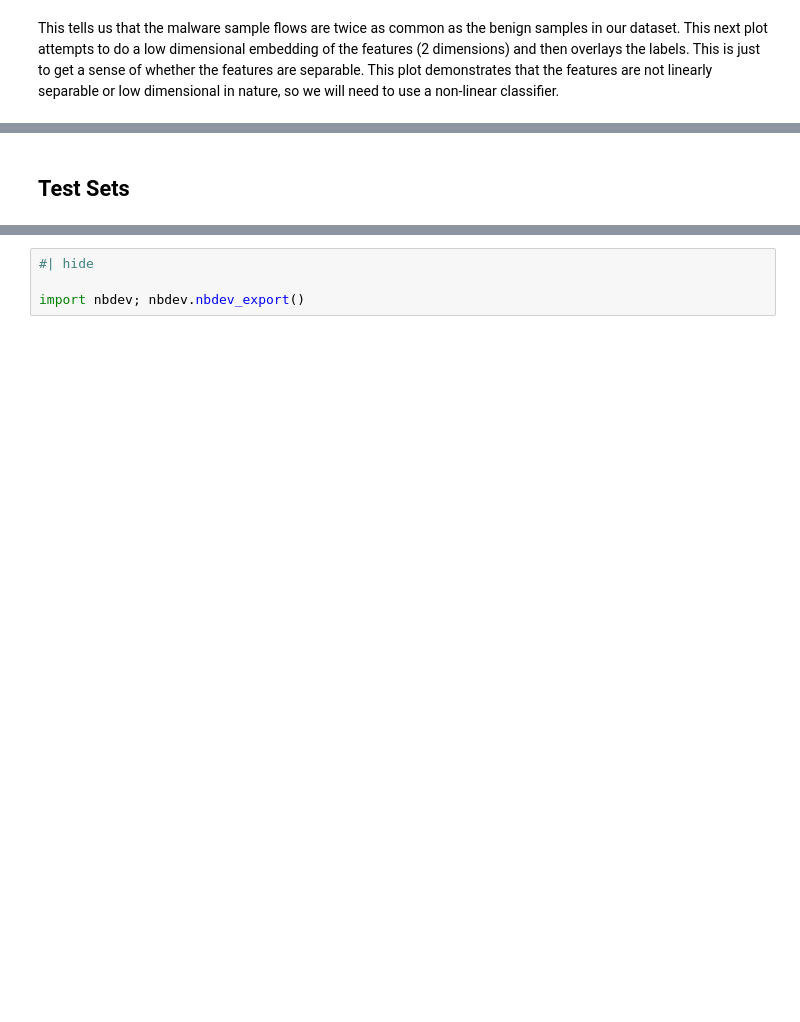
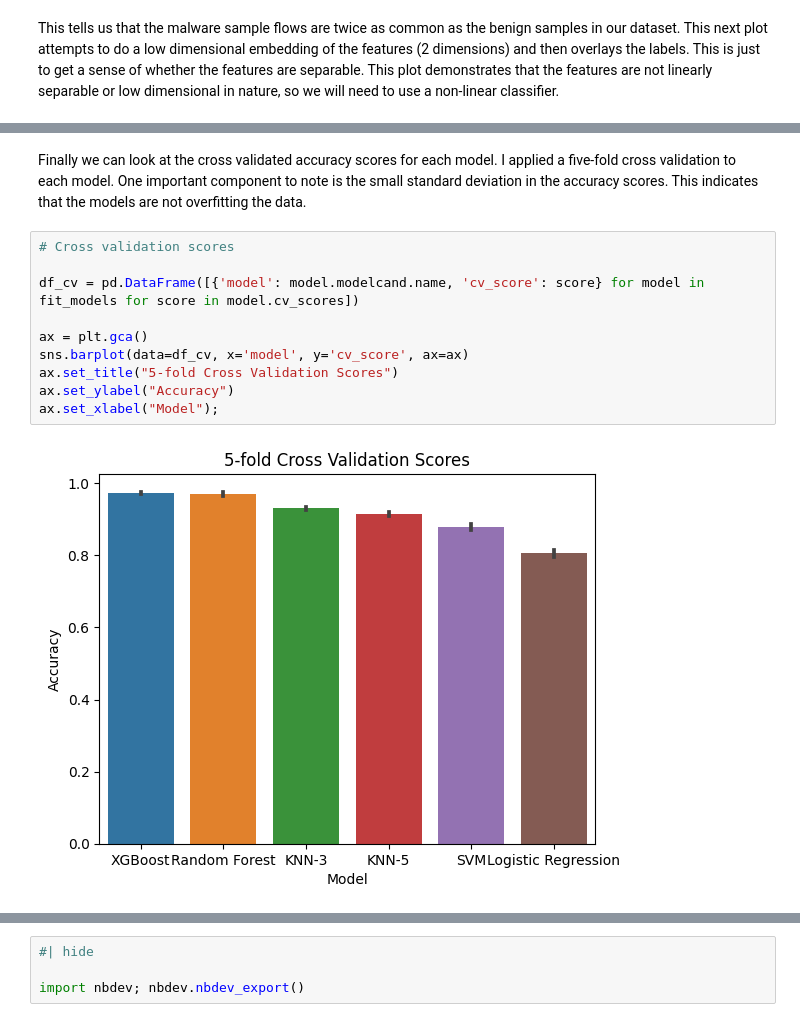
Before and after one commit to khannay/mdetect, a Jupyter notebook: nbs/00_core.ipynb, the cells around one changed output, grey strips where cells are left out. Cells and saved outputs as stored; diff of their text form; blank space fills up the shorter version.

```diff
--- a/nbs/00_core.ipynb
+++ b/nbs/00_core.ipynb
@@ -1111,2 +1181,14 @@ for model in fit_models:
-# %% [markdown]
-## Test Sets
+# %% [markdown]
+Finally we can look at the cross validated accuracy scores for each model. I applied a five-fold cross validation to each model. One important component to note is the small standard deviation in the accuracy scores. This indicates that the models are not overfitting the data.
+# %%
+# Cross validation scores
+
+df_cv = pd.DataFrame([{'model': model.modelcand.name, 'cv_score': score} for model in fit_models for score in model.cv_scores])
+
+ax = plt.gca()
+sns.barplot(data=df_cv, x='model', y='cv_score', ax=ax)
+ax.set_title("5-fold Cross Validation Scores")
+ax.set_ylabel("Accuracy")
+ax.set_xlabel("Model");
+# %% [output]
+[figure, added]
```
Also changed, not shown: parts of 40 cells of this notebook, 38 other files.
